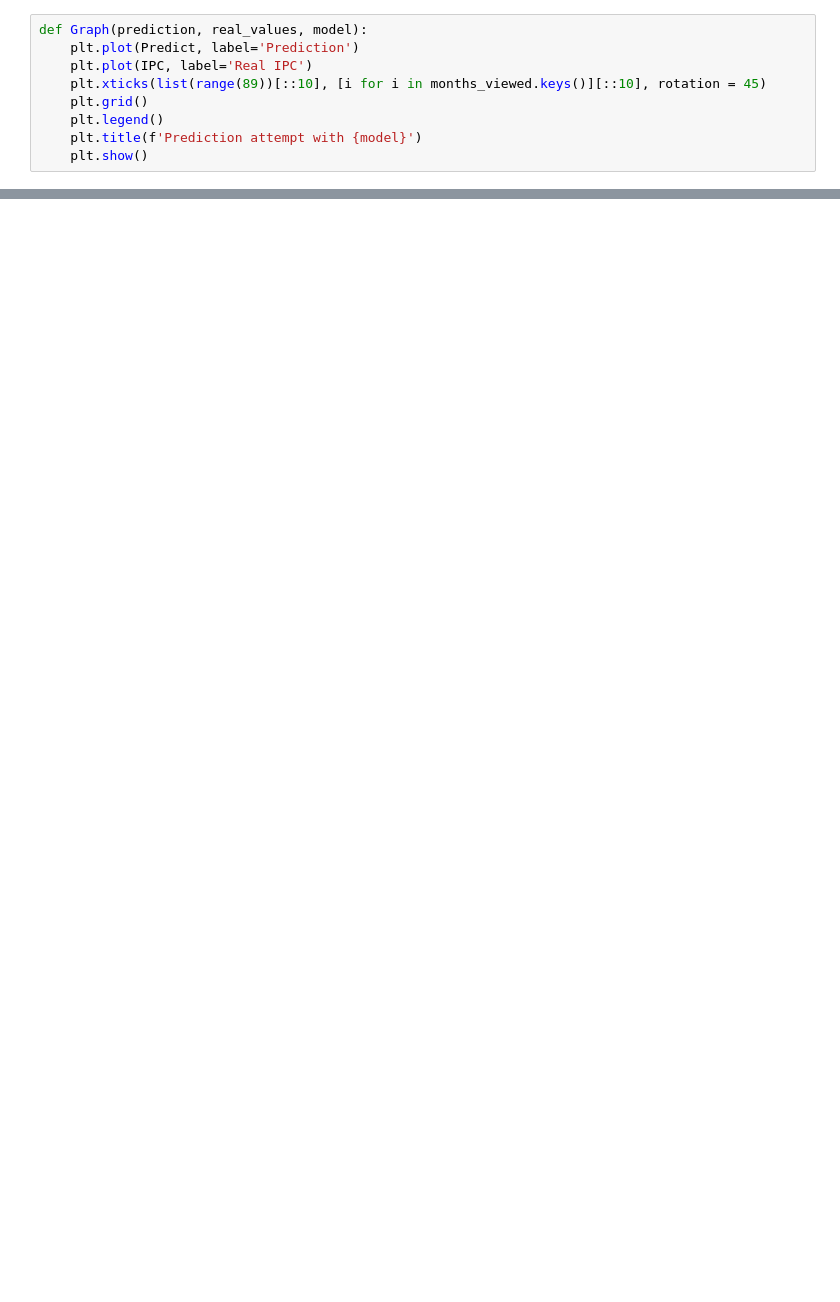
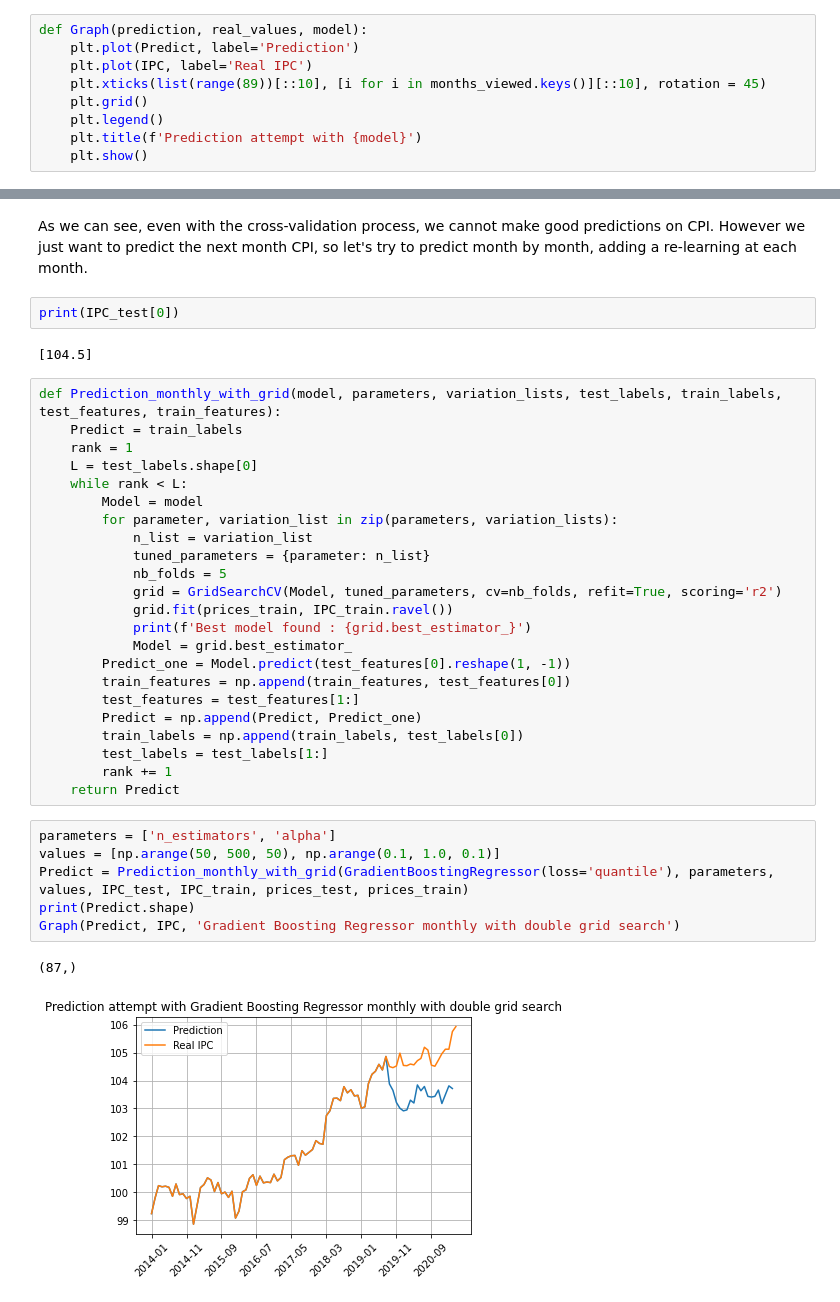
Before and after one commit to TristanBeuzelin/Projet-info-BNP, a Jupyter notebook: programms/simulations/test-cross-validation/Cross-validation.ipynb, the cells around one changed output, grey strips where cells are left out. Cells and saved outputs as stored; diff of their text form; blank space fills up the shorter version.

```diff
--- a/programms/simulations/test-cross-validation/Cross-validation.ipynb
+++ b/programms/simulations/test-cross-validation/Cross-validation.ipynb
@@ -148,0 +147,38 @@ Best model found : GradientBoostingRegressor(n_estimators=25)
+# %% [markdown]
+As we can see, even with the cross-validation process, we cannot make good predictions on CPI. However we just want to predict the next month CPI, so let's try to predict month by month, adding a re-learning at each month.
+# %%
+print(IPC_test[0])
+# %% [output]
+[104.5]
+# %%
+def Prediction_monthly_with_grid(model, parameters, variation_lists, test_labels, train_labels, test_features, train_features):
+    Predict = train_labels
+    rank = 1
+    L = test_labels.shape[0]
+    while rank < L:
+        Model = model
+        for parameter, variation_list in zip(parameters, variation_lists):
+            n_list = variation_list
+            tuned_parameters = {parameter: n_list}
+            nb_folds = 5
+            grid = GridSearchCV(Model, tuned_parameters, cv=nb_folds, refit=True, scoring='r2')
+            grid.fit(prices_train, IPC_train.ravel())
+            print(f'Best model found : {grid.best_estimator_}')
+            Model = grid.best_estimator_
+        Predict_one = Model.predict(test_features[0].reshape(1, -1))
+        train_features = np.append(train_features, test_features[0])
+        test_features = test_features[1:]
+        Predict = np.append(Predict, Predict_one)
+        train_labels = np.append(train_labels, test_labels[0])
+        test_labels = test_labels[1:]
+        rank += 1
+    return Predict
+# %%
+parameters = ['n_estimators', 'alpha']
+values = [np.arange(50, 500, 50), np.arange(0.1, 1.0, 0.1)]
+Predict = Prediction_monthly_with_grid(GradientBoostingRegressor(loss='quantile'), parameters, values, IPC_test, IPC_train, prices_test, prices_train)
+print(Predict.shape)
+Graph(Predict, IPC, 'Gradient Boosting Regressor monthly with double grid search')
+# %% [output]
+(87,)
+[figure, added]
```
Also changed, not shown: parts of 8 cells of this notebook.
